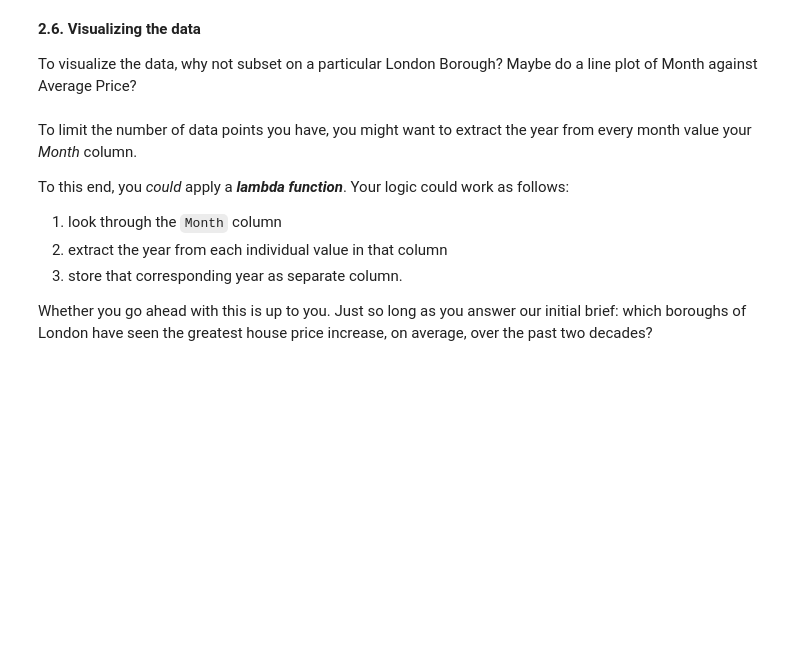
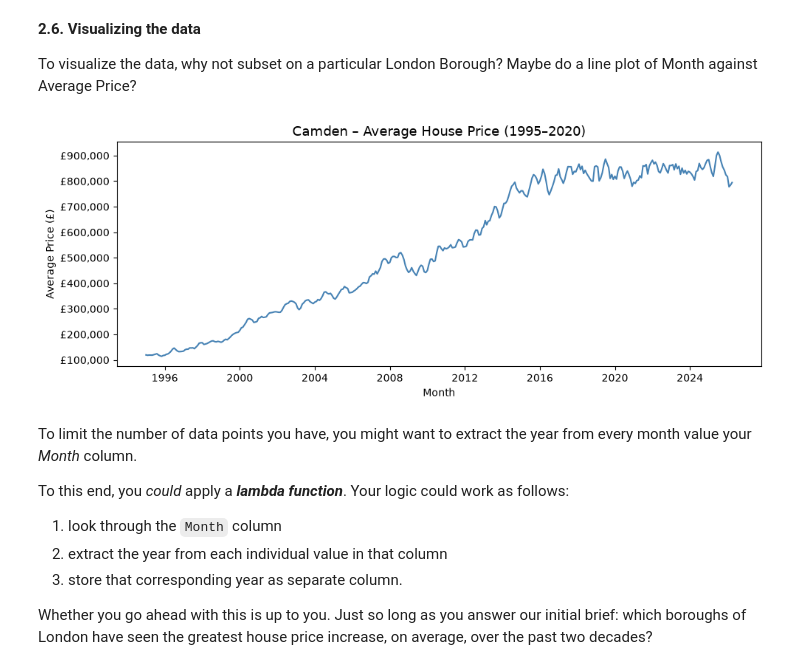
Before and after one commit to thomastruong-ai/Springboard, a Jupyter notebook: Notebooks/Unit 4 Challenge - Tier 3_00.ipynb, the cells around one changed output. Saved outputs shown, nothing was run; the diff lists cells and outputs as text; code cells hidden in the pictures; blank space fills up the shorter version.

```diff
--- a/Notebooks/Unit 4 Challenge - Tier 3_00.ipynb
+++ b/Notebooks/Unit 4 Challenge - Tier 3_00.ipynb
@@ -216,6 +216,21 @@ dtype: int64
 **2.6. Visualizing the data**
 
 To visualize the data, why not subset on a particular London Borough? Maybe do a line plot of Month against Average Price?
+# %%
+dfg['Year'] = dfg['Month'].apply(lambda x: x.year)
+
+camden = dfg[dfg['London_Borough'] == 'Camden']
+
+fig, ax = plt.subplots(figsize=(10, 4))
+ax.plot(camden['Month'], camden['Average_Price'], color='steelblue', linewidth=1.5)
+ax.set_title('Camden – Average House Price (1995–2020)', fontsize=13)
+ax.set_xlabel('Month')
+ax.set_ylabel('Average Price (£)')
+ax.yaxis.set_major_formatter(plt.FuncFormatter(lambda x, _: f'£{x:,.0f}'))
+plt.tight_layout()
+plt.show()
+# %% [output]
+[figure, added]
 # %% [markdown]
 To limit the number of data points you have, you might want to extract the year from every month value your *Month* column.
 
```
Also changed, not shown: parts of 5 cells of this notebook.
